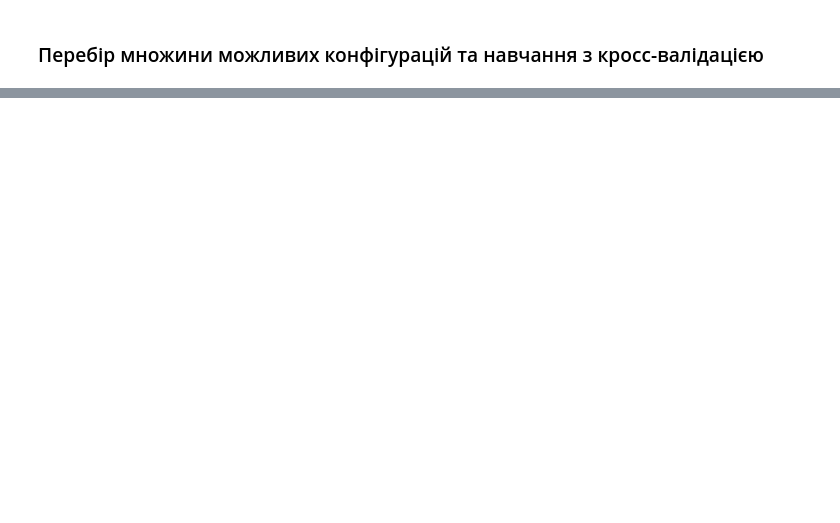
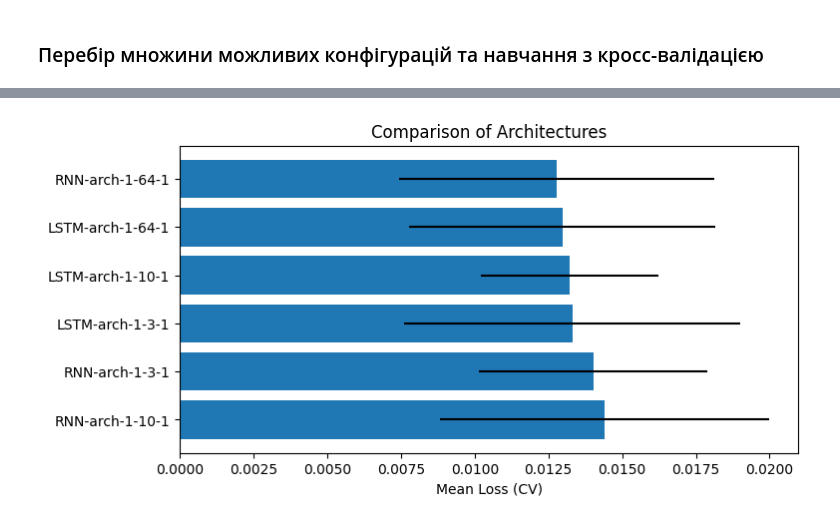
Before and after one commit to Deesthortered/ML_Courses_Homeworks, a Jupyter notebook: Lesson12_homework.ipynb, the cells around one changed output, grey strips where cells are left out. Saved outputs shown, nothing was run; the diff lists cells and outputs as text; code cells hidden in the pictures; blank space fills up the shorter version.

```diff
--- a/Lesson12_homework.ipynb
+++ b/Lesson12_homework.ipynb
@@ -485,0 +483,19 @@ Epoch [200/200] - Train Loss: 0.0095
+# %%
+def summarize_cv_results(cv_results):
+    rows = []
+    for arch_name, info in cv_results.items():
+        mean_loss = info['mean_loss']
+        std_loss  = info['std_loss']
+        fold_losses = info['fold_losses']
+        rows.append([arch_name, mean_loss, std_loss, fold_losses])
+
+    df = pd.DataFrame(rows, columns=['Architecture', 'Mean Loss', 'Std Loss', 'Fold Losses'])
+    df.sort_values('Mean Loss', inplace=True)
+    df.reset_index(drop=True, inplace=True)
+
+    print("\n=== Cross-Validation Results (sorted by Mean Loss) ===")
+    print(df)
+    return df
+
+df_cv = summarize_cv_results(cv_results)
+df_cv
@@ -485,0 +526,10 @@ Epoch [200/200] - Train Loss: 0.0095
+# %%
+plt.figure(figsize=(8,4))
+
+plt.barh(df_cv['Architecture'], df_cv['Mean Loss'], xerr=df_cv['Std Loss'])
+plt.xlabel("Mean Loss (CV)")
+plt.title("Comparison of Architectures")
+plt.gca().invert_yaxis()
+plt.show()
+# %% [output]
+[figure, added]
```
Also changed, not shown: parts of 3 cells of this notebook.
